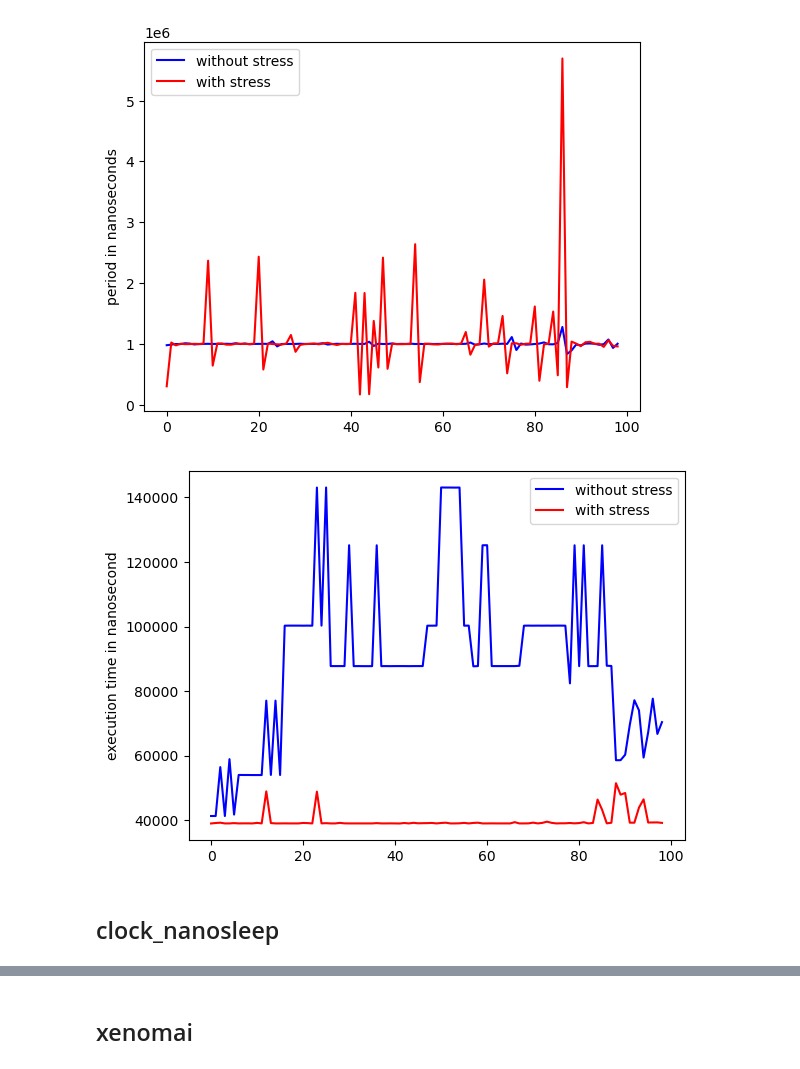
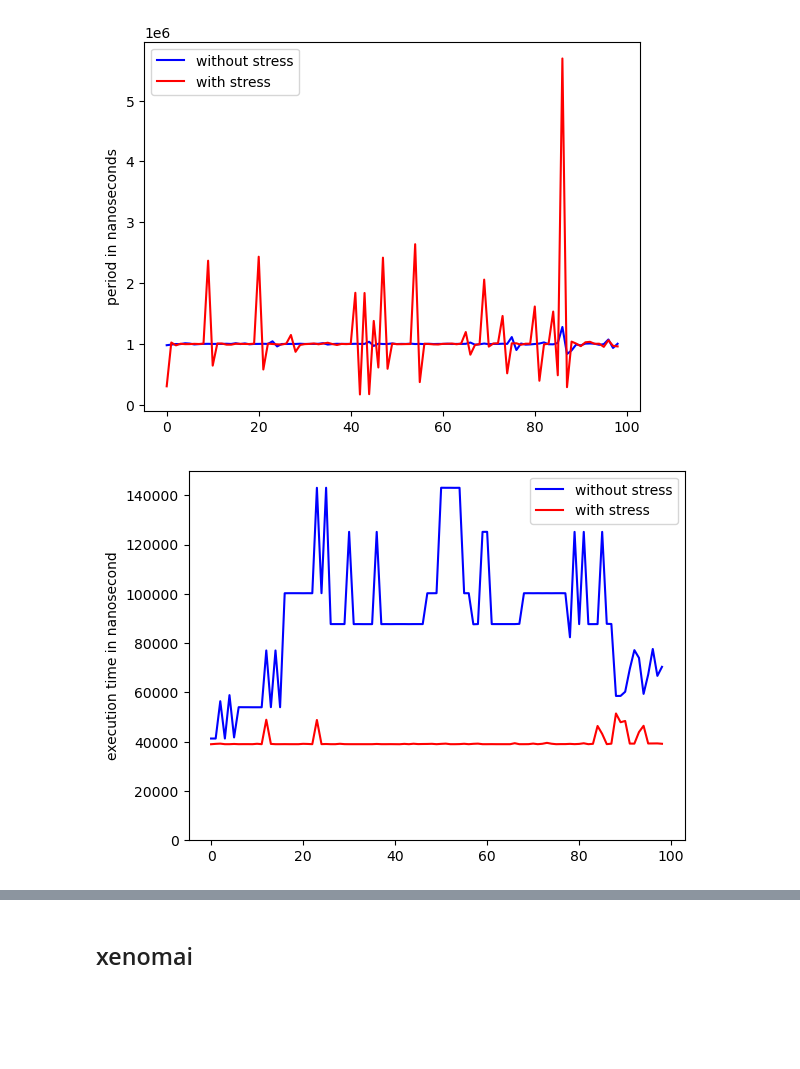
Before and after one commit to Tinsae-Ayana/Plot-timing, a Jupyter notebook: main.ipynb, the cells around one changed output, grey strips where cells are left out. Drawn from its saved outputs; the diff is of its cells as text; code cells hidden in the pictures; blank space fills up the shorter version.

```diff
--- a/main.ipynb
+++ b/main.ipynb
@@ -35,10 +65,9 @@ plt.savefig("images/executiontimesig.png")
 # %%
 plt.plot(range(len(execution_time)),execution_time, color='blue', label=   "without stress")
 plt.plot(range(len(execution_time_stress)), execution_time_stress, label = "with stress", color = 'red')
 plt.legend()
 plt.ylabel("execution time in nanosecond")
+plt.ylim(0,1.5e5)
 plt.savefig("images/executiontimesig.png")
 # %% [output]
-[figure, old version]
+[figure, new version]
-# %% [markdown]
-## clock_nanosleep
```
Also changed, not shown: parts of 9 cells of this notebook.
